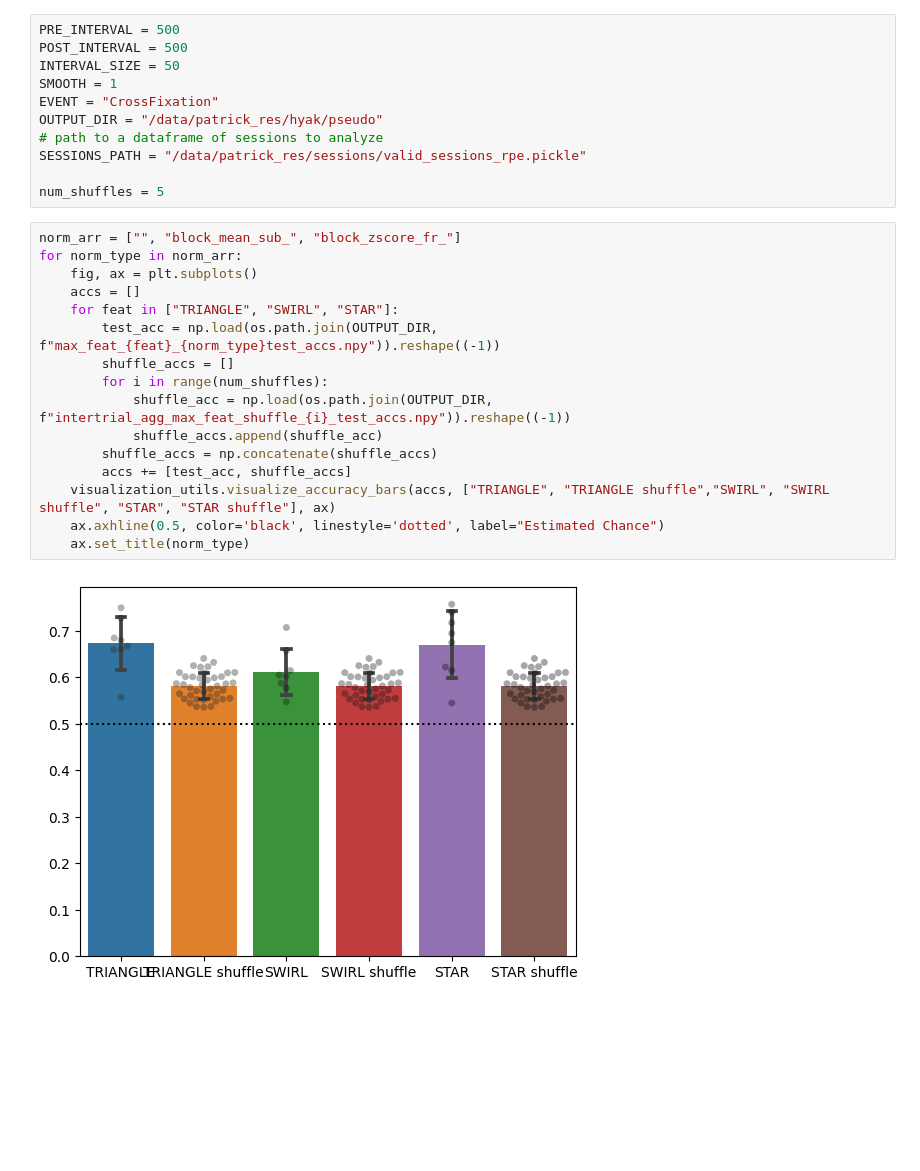
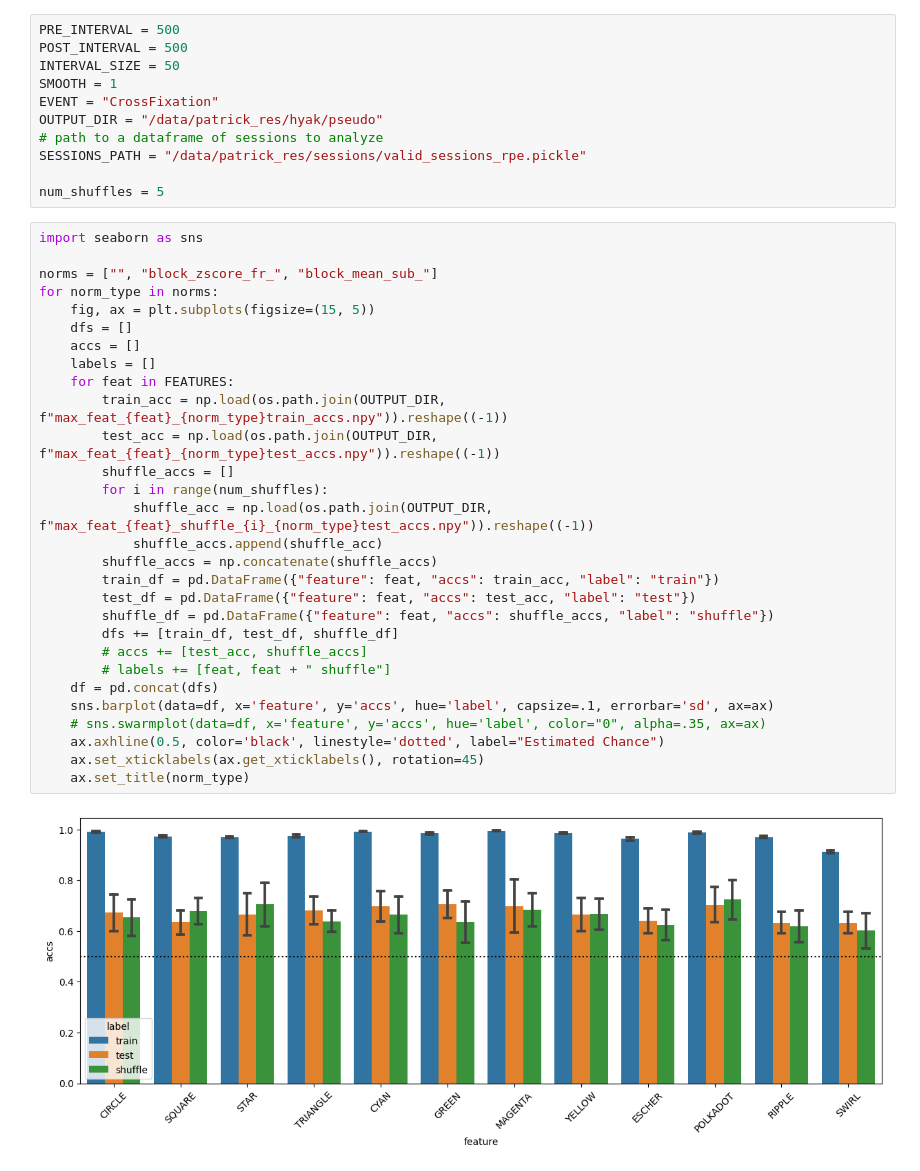
Before and after one commit to pqz317/wcst_decode, a Jupyter notebook: notebooks/20240520_visualize_max_feat_per_feat.ipynb, the cells around one changed output. Saved outputs shown, nothing was run; the diff lists cells and outputs as text; blank space fills up the shorter version.

```diff
--- a/notebooks/20240520_visualize_max_feat_per_feat.ipynb
+++ b/notebooks/20240520_visualize_max_feat_per_feat.ipynb
@@ -42,20 +39,33 @@ SESSIONS_PATH = "/data/patrick_res/sessions/valid_sessions_rpe.pickle"
 
 num_shuffles = 5
 # %%
-norm_arr = ["", "block_mean_sub_", "block_zscore_fr_"]
-for norm_type in norm_arr:
-    fig, ax = plt.subplots()
+import seaborn as sns
+
+norms = ["", "block_zscore_fr_", "block_mean_sub_"]
+for norm_type in norms:
+    fig, ax = plt.subplots(figsize=(15, 5))
+    dfs = []
     accs = []
-    for feat in ["TRIANGLE", "SWIRL", "STAR"]:
+    labels = []
+    for feat in FEATURES:
+        train_acc = np.load(os.path.join(OUTPUT_DIR, f"max_feat_{feat}_{norm_type}train_accs.npy")).reshape((-1))
         test_acc = np.load(os.path.join(OUTPUT_DIR, f"max_feat_{feat}_{norm_type}test_accs.npy")).reshape((-1))
         shuffle_accs = []
         for i in range(num_shuffles):
-            shuffle_acc = np.load(os.path.join(OUTPUT_DIR, f"intertrial_agg_max_feat_shuffle_{i}_test_accs.npy")).reshape((-1))
+            shuffle_acc = np.load(os.path.join(OUTPUT_DIR, f"max_feat_{feat}_shuffle_{i}_{norm_type}test_accs.npy")).reshape((-1))
             shuffle_accs.append(shuffle_acc)
         shuffle_accs = np.concatenate(shuffle_accs)
-        accs += [test_acc, shuffle_accs]
-    visualization_utils.visualize_accuracy_bars(accs, ["TRIANGLE", "TRIANGLE shuffle","SWIRL", "SWIRL shuffle", "STAR", "STAR shuffle"], ax)
+        train_df = pd.DataFrame({"feature": feat, "accs": train_acc, "label": "train"})
+        test_df = pd.DataFrame({"feature": feat, "accs": test_acc, "label": "test"})
+        shuffle_df = pd.DataFrame({"feature": feat, "accs": shuffle_accs, "label": "shuffle"})
+        dfs += [train_df, test_df, shuffle_df]
+        # accs += [test_acc, shuffle_accs]
+        # labels += [feat, feat + " shuffle"]
+    df = pd.concat(dfs)
+    sns.barplot(data=df, x='feature', y='accs', hue='label', capsize=.1, errorbar='sd', ax=ax)
+    # sns.swarmplot(data=df, x='feature', y='accs', hue='label', color="0", alpha=.35, ax=ax)
     ax.axhline(0.5, color='black', linestyle='dotted', label="Estimated Chance")
+    ax.set_xticklabels(ax.get_xticklabels(), rotation=45)
     ax.set_title(norm_type)
 # %% [output]
-[figure, old version]
+[figure, new version]
```
Also changed, not shown: parts of 2 cells of this notebook, 4 other files.
